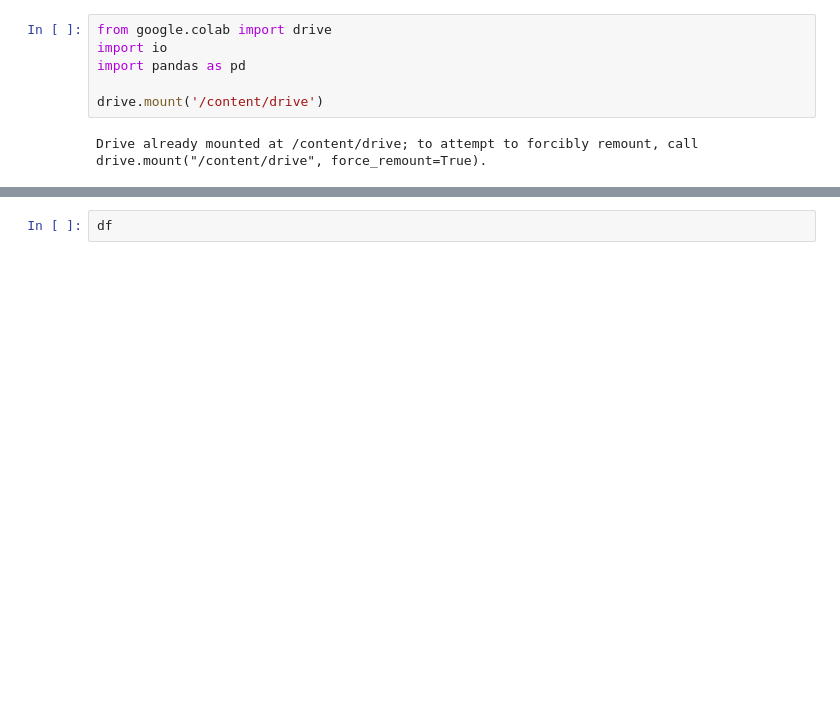
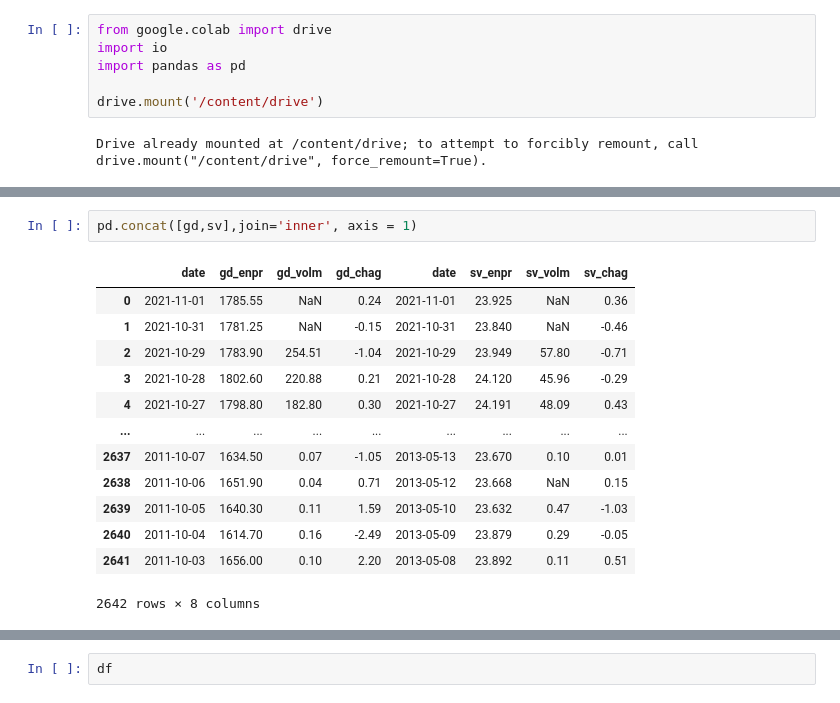
Before and after one commit to sumu97/Data-Science-Cheat-Code, a Jupyter notebook: Kospi_Market_Analysis_sumu97.ipynb, the cells around one changed output, grey strips where cells are left out. Saved outputs shown, nothing was run; the diff lists cells and outputs as text; blank space fills up the shorter version.

```diff
--- a/Kospi_Market_Analysis_sumu97.ipynb
+++ b/Kospi_Market_Analysis_sumu97.ipynb
@@ -123 +131,17 @@ AttributeError: ignored
+# %%
+pd.concat([gd,sv],join='inner', axis = 1)
+# %% [output]
+|  | date | gd_enpr | gd_volm | gd_chag | date | sv_enpr | sv_volm | sv_chag |
+| 0 | 2021-11-01 | 1785.55 | NaN | 0.24 | 2021-11-01 | 23.925 | NaN | 0.36 |
+| 1 | 2021-10-31 | 1781.25 | NaN | -0.15 | 2021-10-31 | 23.840 | NaN | -0.46 |
+| 2 | 2021-10-29 | 1783.90 | 254.51 | -1.04 | 2021-10-29 | 23.949 | 57.80 | -0.71 |
+| 3 | 2021-10-28 | 1802.60 | 220.88 | 0.21 | 2021-10-28 | 24.120 | 45.96 | -0.29 |
+| 4 | 2021-10-27 | 1798.80 | 182.80 | 0.30 | 2021-10-27 | 24.191 | 48.09 | 0.43 |
+| ... | ... | ... | ... | ... | ... | ... | ... | ... |
+| 2637 | 2011-10-07 | 1634.50 | 0.07 | -1.05 | 2013-05-13 | 23.670 | 0.10 | 0.01 |
+| 2638 | 2011-10-06 | 1651.90 | 0.04 | 0.71 | 2013-05-12 | 23.668 | NaN | 0.15 |
+| 2639 | 2011-10-05 | 1640.30 | 0.11 | 1.59 | 2013-05-10 | 23.632 | 0.47 | -1.03 |
+| 2640 | 2011-10-04 | 1614.70 | 0.16 | -2.49 | 2013-05-09 | 23.879 | 0.29 | -0.05 |
+| 2641 | 2011-10-03 | 1656.00 | 0.10 | 2.20 | 2013-05-08 | 23.892 | 0.11 | 0.51 |
+2642 rows × 8 columns
 # %%
```
Also changed, not shown: parts of 7 cells of this notebook.
